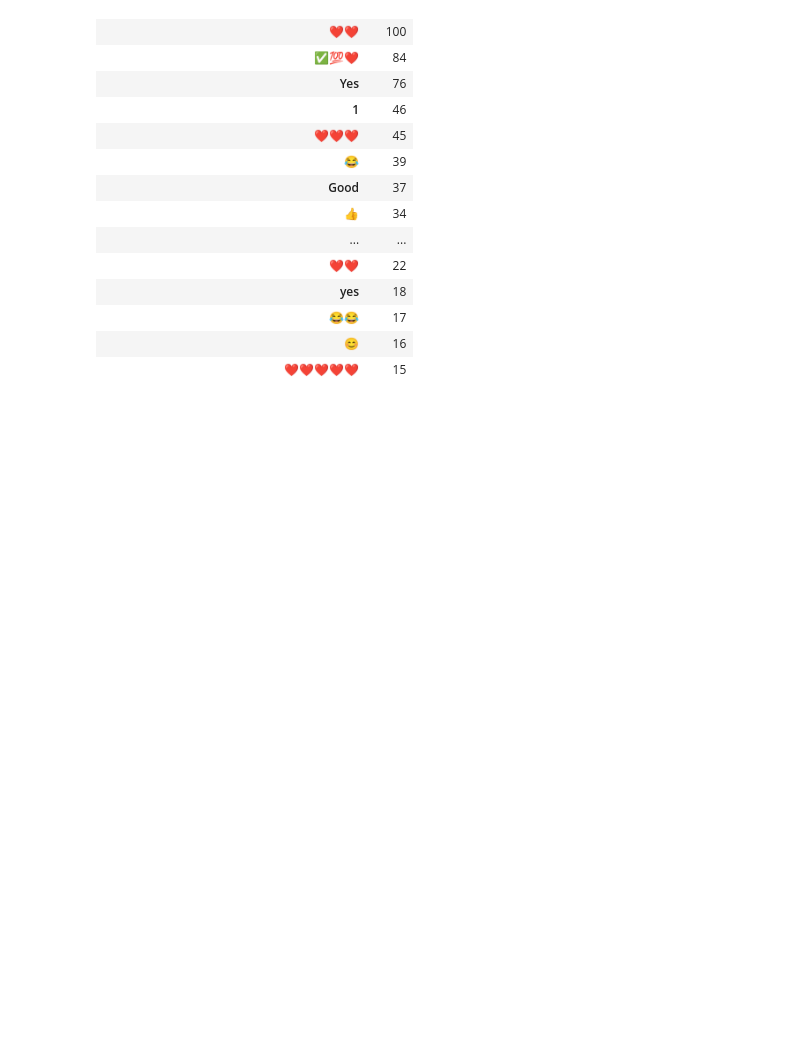
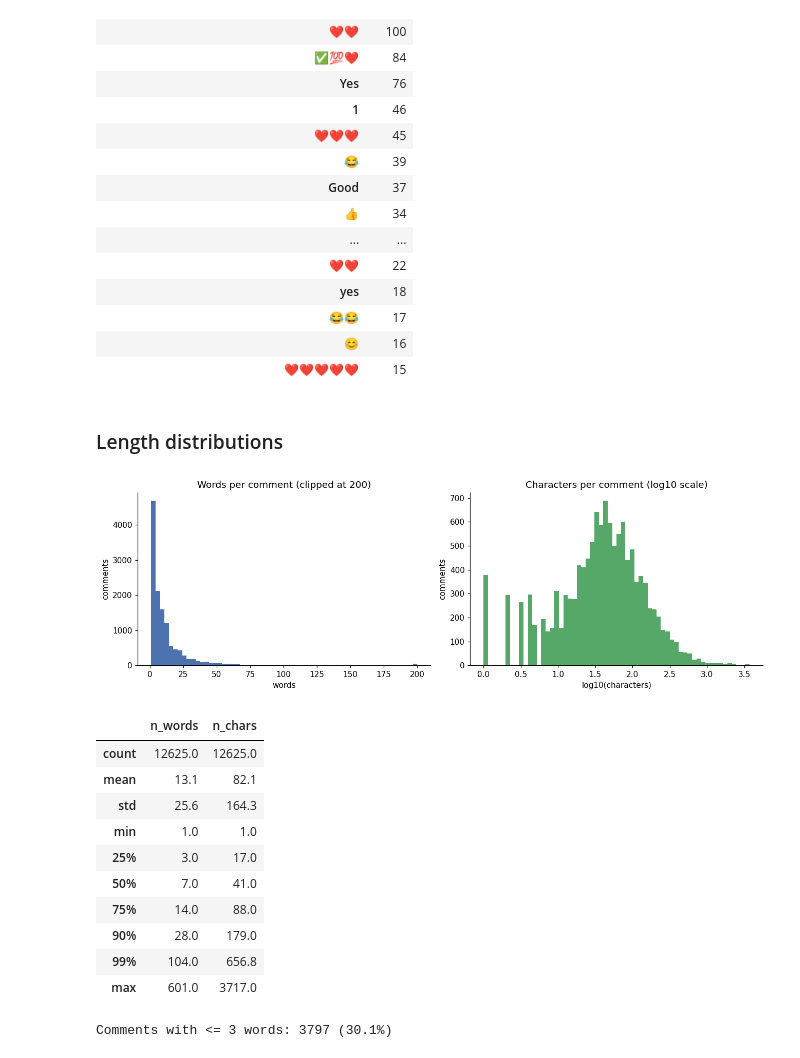
Before and after one commit to SithmiDesilva/Voices-on-School-Reform-An-NLP-Analysis-of-Sri-Lankan-YouTube-Comments, a Jupyter notebook: Voices_on_School_Reform_An_NLP_Analysis_of_Sri_Lankan_YouTube_Comments.ipynb, the cells around one changed output. Cells and saved outputs as stored; diff of their text form; code cells hidden in the pictures; blank space fills up the shorter version.

Commit message:
Length distributions

```diff
--- a/Voices_on_School_Reform_An_NLP_Analysis_of_Sri_Lankan_YouTube_Comments.ipynb
+++ b/Voices_on_School_Reform_An_NLP_Analysis_of_Sri_Lankan_YouTube_Comments.ipynb
@@ -583,3 +583,29 @@ txt.value_counts().head(20).to_frame('count')
 | 😂😂 | 17 |
 | 😊 | 16 |
 | ❤❤❤❤❤ | 15 |
+# %% [markdown]
+### Length distributions
+# %%
+fig, axes = plt.subplots(1, 2, figsize=(12, 4))
+axes[0].hist(corpus.n_words.clip(upper=200), bins=60, color='#4C72B0')
+axes[0].set(title='Words per comment (clipped at 200)', xlabel='words', ylabel='comments')
+axes[1].hist(np.log10(corpus.n_chars.clip(lower=1)), bins=60, color='#55A868')
+axes[1].set(title='Characters per comment (log10 scale)', xlabel='log10(characters)', ylabel='comments')
+plt.tight_layout(); plt.savefig(FIG_DIR / 't1_length_hist.png', bbox_inches='tight'); plt.show()
+
+display(corpus[['n_words', 'n_chars']].describe(percentiles=[.25, .5, .75, .9, .99]).round(1))
+print('Comments with <= 3 words:', (corpus.n_words <= 3).sum(), f'({(corpus.n_words <= 3).mean():.1%})')
+# %% [output]
+[figure, added]
+|  | n_words | n_chars |
+| count | 12625.0 | 12625.0 |
+| mean | 13.1 | 82.1 |
+| std | 25.6 | 164.3 |
+| min | 1.0 | 1.0 |
+| 25% | 3.0 | 17.0 |
+| 50% | 7.0 | 41.0 |
+| 75% | 14.0 | 88.0 |
+| 90% | 28.0 | 179.0 |
+| 99% | 104.0 | 656.8 |
+| max | 601.0 | 3717.0 |
+Comments with <= 3 words: 3797 (30.1%)
```
